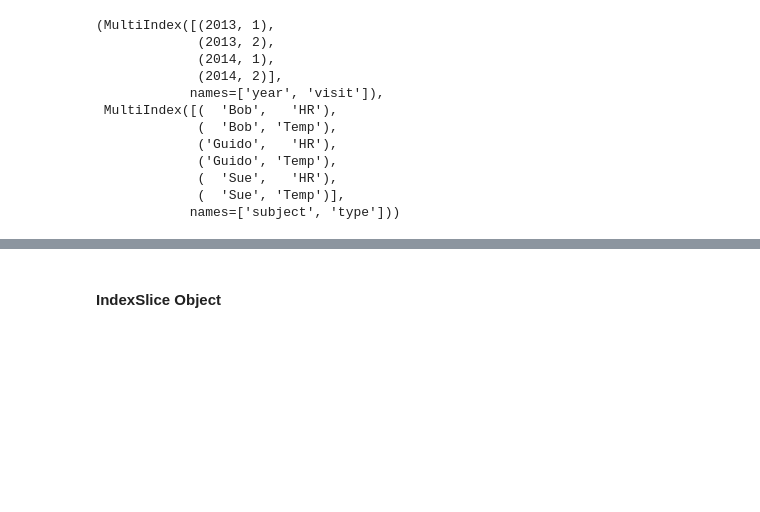
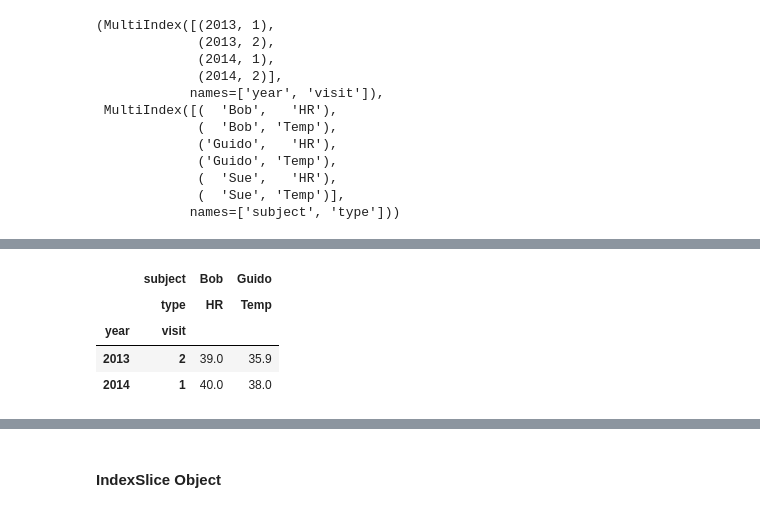
Before and after one commit to craigtrupp/DataScienceHandbook, a Jupyter notebook: Pandas/Hierarchical Indexing, MultiIndex (Columns & Indexes), Sort, Stack & Unstack, & Data Aggregations .ipynb, the cells around one changed output, grey strips where cells are left out. Cells and saved outputs as stored; diff of their text form; code cells hidden in the pictures; blank space fills up the shorter version.

```diff
--- a/Pandas/Hierarchical Indexing, MultiIndex (Columns & Indexes), Sort, Stack & Unstack, & Data Aggregations .ipynb
+++ b/Pandas/Hierarchical Indexing, MultiIndex (Columns & Indexes), Sort, Stack & Unstack, & Data Aggregations .ipynb
@@ -409,3 +436,11 @@ Name: (Bob, HR), dtype: float64
+# %%
+health_data.loc[[(2013, 2), (2014, 1)], [('Bob', 'HR'), ('Guido', 'Temp')]]
+# %% [output]
+|  | subject | Bob | Guido |
+|  | type | HR | Temp |
+| year | visit |  |  |
+| 2013 | 2 | 39.0 | 35.9 |
+| 2014 | 1 | 40.0 | 38.0 |
 # %%
 # Count from
 health_data.iloc[:1, 3:5]
```
Also changed, not shown: parts of 27 cells of this notebook, 1 other file.
